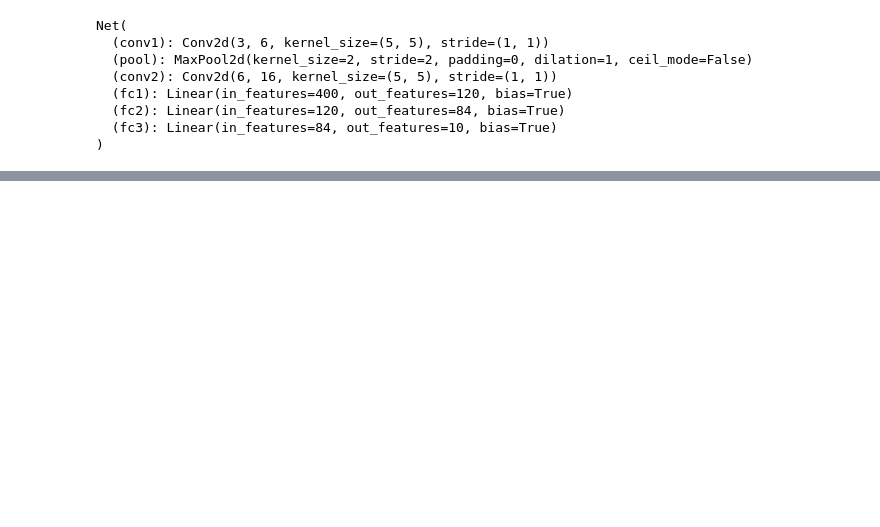
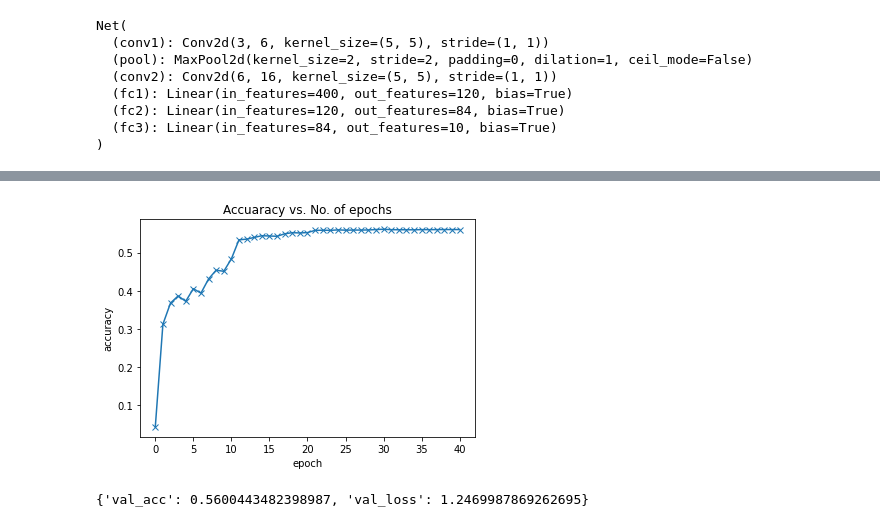
Before and after one commit to AnhVietPham/Deep-Learning, a Jupyter notebook: Homework_A_CLASSIFIER_CIFAR10.ipynb, the cells around one changed output, grey strips where cells are left out. Cells and saved outputs as stored; diff of their text form; code cells hidden in the pictures; blank space fills up the shorter version.

```diff
--- a/Homework_A_CLASSIFIER_CIFAR10.ipynb
+++ b/Homework_A_CLASSIFIER_CIFAR10.ipynb
@@ -196,0 +450,8 @@ Accuracy for class truck is: 43.6 %
+# %%
+plot_accuracies(history)
+# %% [output]
+[figure, added]
+# %%
+evaluate(model, test_loader)
+# %% [output]
+{'val_acc': 0.5600443482398987, 'val_loss': 1.2469987869262695}
```
Also changed, not shown: parts of 39 cells of this notebook.
